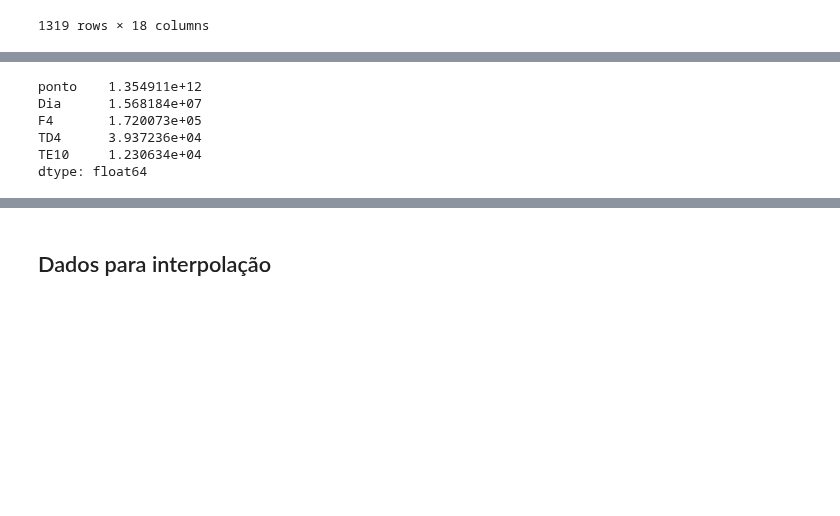
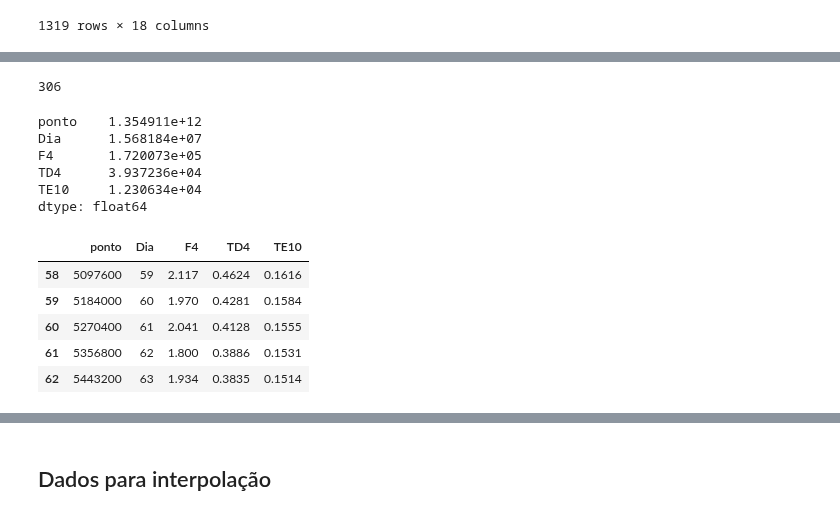
Before and after one commit to CostaNathan/doctorate, a Jupyter notebook: cynara-vai-dar-tudo-certo.ipynb, the cells around one changed output, grey strips where cells are left out. Cells and saved outputs as stored; diff of their text form; code cells hidden in the pictures; blank space fills up the shorter version.

```diff
--- a/cynara-vai-dar-tudo-certo.ipynb
+++ b/cynara-vai-dar-tudo-certo.ipynb
@@ -145,3 +151,7 @@ Name: Prec. (mm), Length: 306, dtype: float64
+# %%
+len(chuva_acumulada_diaria_certa)
+# %% [output]
+306
 # %%
 # Tratar dados vazão
 
@@ -170,6 +180,16 @@ F4       1.720073e+05
 TD4      3.937236e+04
 TE10     1.230634e+04
 dtype: float64
+# %%
+vazao_diaria = dados_vazao1[58:]
+vazao_diaria.head()
+# %% [output]
+|  | ponto | Dia | F4 | TD4 | TE10 |
+| 58 | 5097600 | 59 | 2.117 | 0.4624 | 0.1616 |
+| 59 | 5184000 | 60 | 1.970 | 0.4281 | 0.1584 |
+| 60 | 5270400 | 61 | 2.041 | 0.4128 | 0.1555 |
+| 61 | 5356800 | 62 | 1.800 | 0.3886 | 0.1531 |
+| 62 | 5443200 | 63 | 1.934 | 0.3835 | 0.1514 |
 # %%
 # Evaporação pela equação de Thornthwaite
 
```
Also changed, not shown: parts of 23 cells of this notebook.
